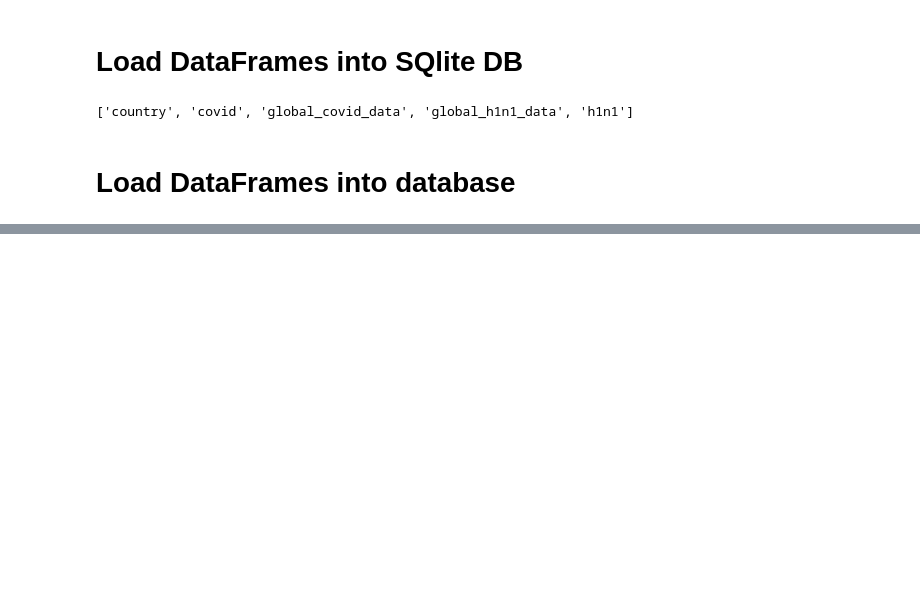
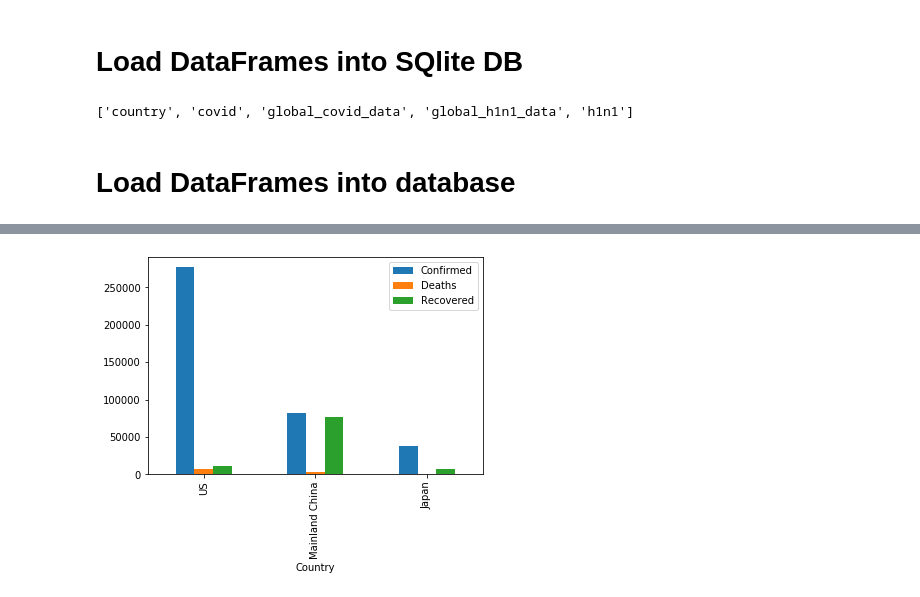
Before and after one commit to miladdavoodi9/Global_COVID-19_Analysis, a Jupyter notebook: ETL.ipynb, the cells around one changed output, grey strips where cells are left out. Drawn from its saved outputs; the diff is of its cells as text; code cells hidden in the pictures; blank space fills up the shorter version.

```diff
--- a/ETL.ipynb
+++ b/ETL.ipynb
@@ -428,0 +440,5 @@ engine.table_names()
+# %%
+us_china = global_covid_data.loc[[212,207,94]]
+plot = us_china.plot('Country',['Confirmed','Deaths','Recovered'],kind = 'bar')
+# %% [output]
+[figure, added]
```
Also changed, not shown: parts of 12 cells of this notebook, 11 other files.
